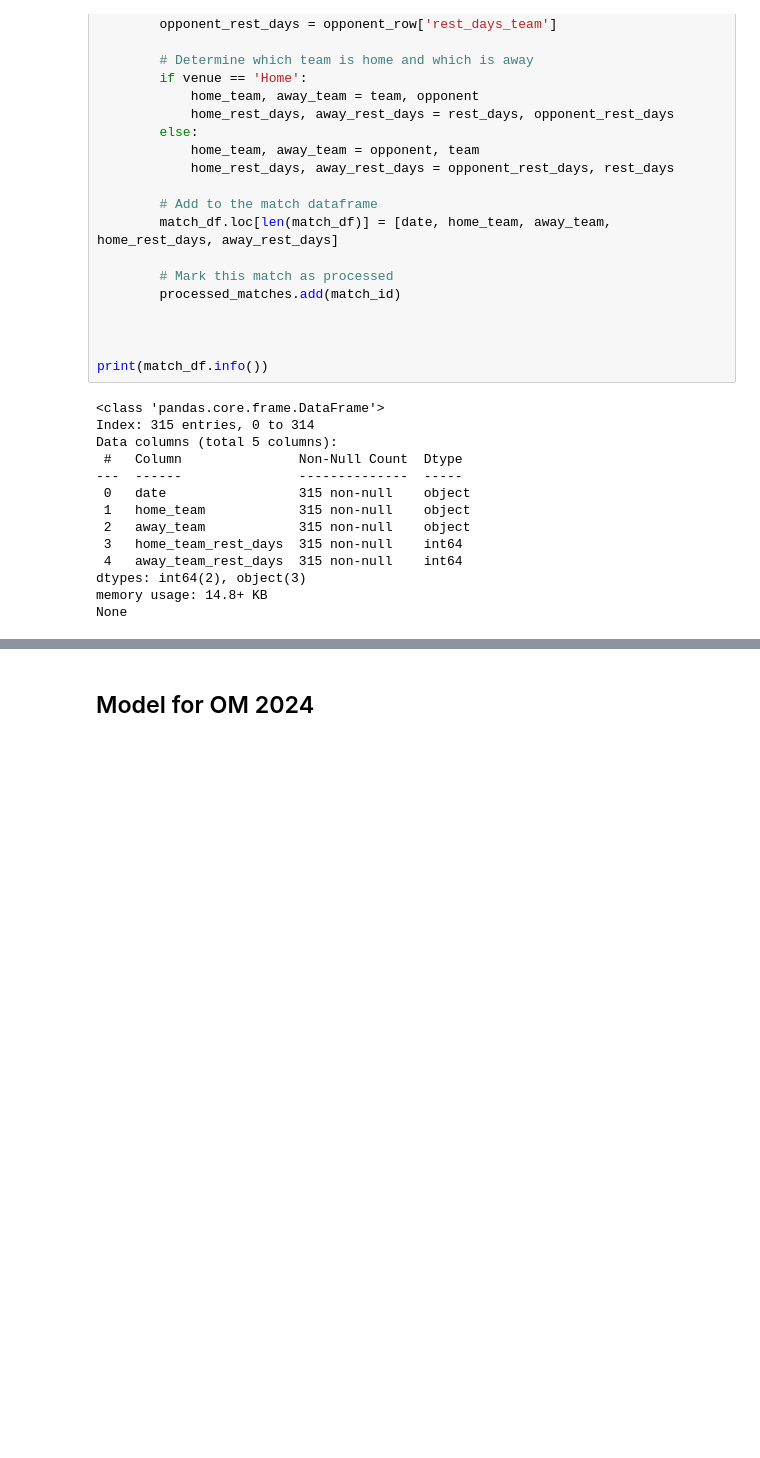
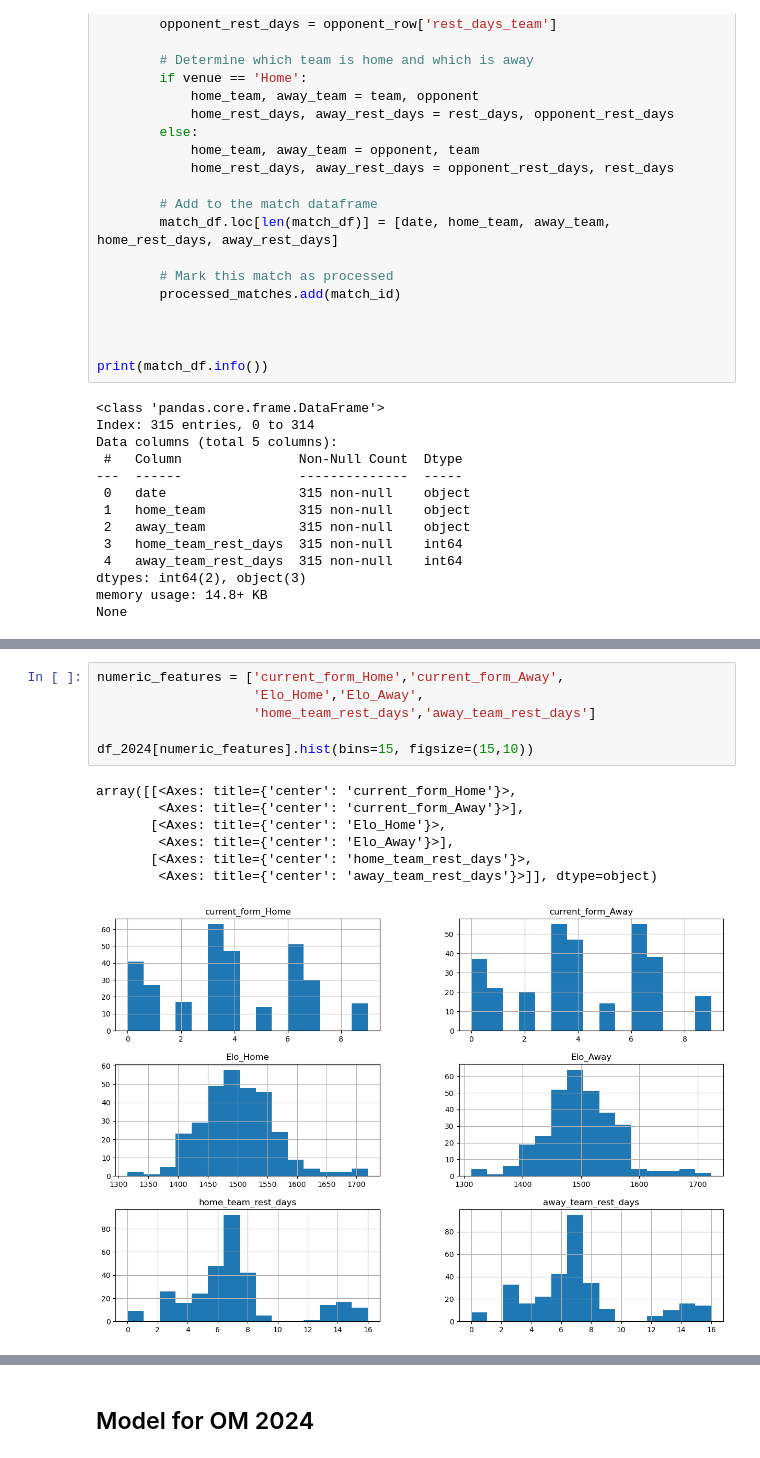
Before and after one commit to oliversmith13/Marseille_wins, a Jupyter notebook: main_notebook_Oli.ipynb, the cells around one changed output, grey strips where cells are left out. Drawn from its saved outputs; the diff is of its cells as text; blank space fills up the shorter version.

```diff
--- a/main_notebook_Oli.ipynb
+++ b/main_notebook_Oli.ipynb
@@ -372,0 +382,14 @@ df_2024.sample(13)
+# %%
+numeric_features = ['current_form_Home','current_form_Away',
+                    'Elo_Home','Elo_Away',
+                    'home_team_rest_days','away_team_rest_days']
+
+df_2024[numeric_features].hist(bins=15, figsize=(15,10))
+# %% [output]
+array([[<Axes: title={'center': 'current_form_Home'}>,
+        <Axes: title={'center': 'current_form_Away'}>],
+       [<Axes: title={'center': 'Elo_Home'}>,
+        <Axes: title={'center': 'Elo_Away'}>],
+       [<Axes: title={'center': 'home_team_rest_days'}>,
+        <Axes: title={'center': 'away_team_rest_days'}>]], dtype=object)
+[figure, added]
```
Also changed, not shown: parts of 16 cells of this notebook.
